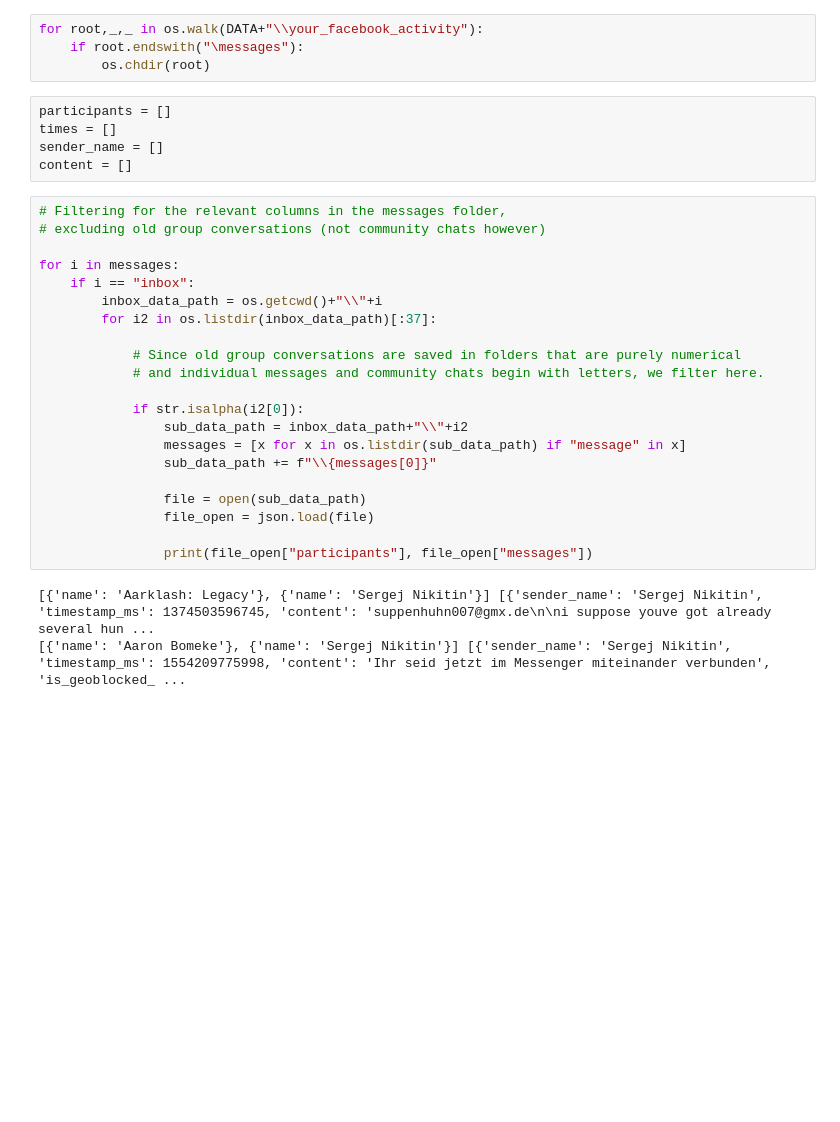
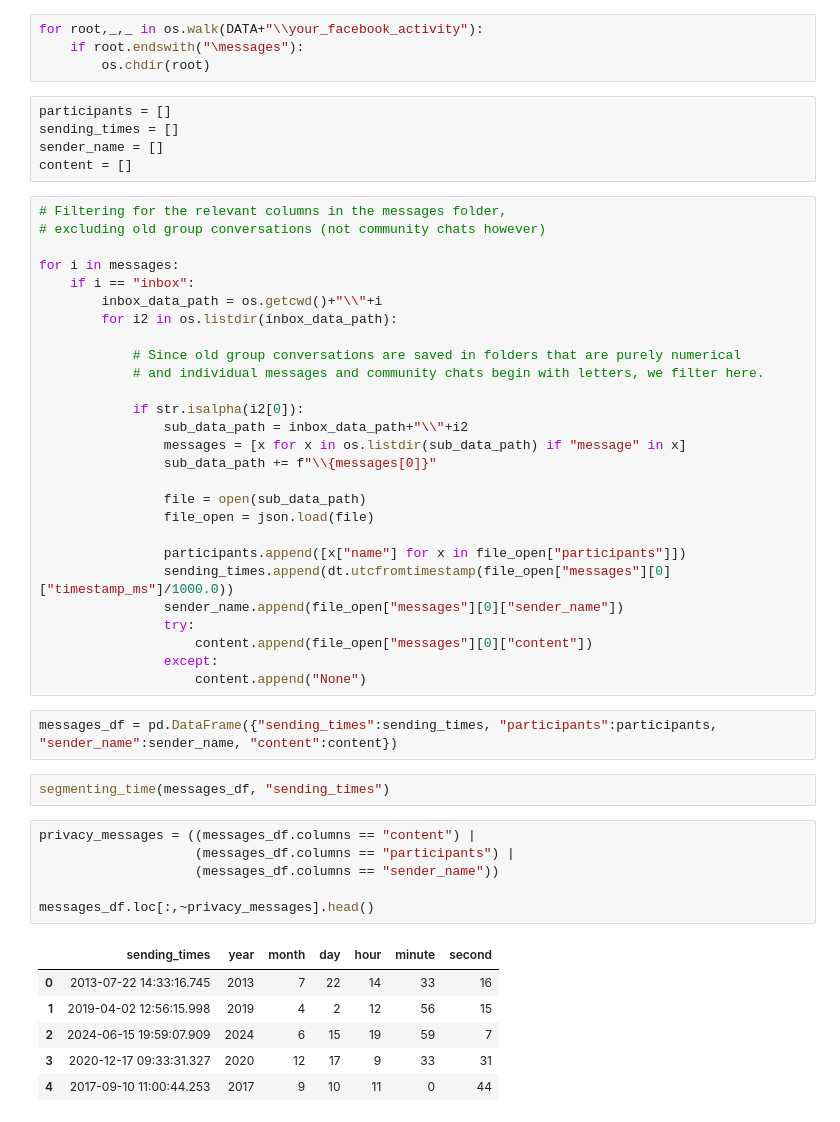
Before and after one commit to Papa-Yaga/Facebook_Projekt, a Jupyter notebook: Facebook.ipynb, the cells around one changed output. Drawn from its saved outputs; the diff is of its cells as text; blank space fills up the shorter version.

```diff
--- a/Facebook.ipynb
+++ b/Facebook.ipynb
@@ -132,7 +143,7 @@ for root,_,_ in os.walk(DATA+"\\your_facebook_activity"):
         os.chdir(root)
 # %%
 participants = []
-times = []
+sending_times = []
 sender_name = []
 content = []
 # %%
@@ -142,7 +153,7 @@ content = []
 for i in messages:
     if i == "inbox":
         inbox_data_path = os.getcwd()+"\\"+i
-        for i2 in os.listdir(inbox_data_path)[:37]:
+        for i2 in os.listdir(inbox_data_path):
 
             # Since old group conversations are saved in folders that are purely numerical
             # and individual messages and community chats begin with letters, we filter here.
@@ -155,7 +166,27 @@ for i in messages:
                 file = open(sub_data_path)
                 file_open = json.load(file)
 
-                print(file_open["participants"], file_open["messages"])
+                participants.append([x["name"] for x in file_open["participants"]])
+                sending_times.append(dt.utcfromtimestamp(file_open["messages"][0]["timestamp_ms"]/1000.0))
+                sender_name.append(file_open["messages"][0]["sender_name"])
+                try:
+                    content.append(file_open["messages"][0]["content"])
+                except:
+                    content.append("None")
-# %% [output]
-[{'name': 'Aarklash: Legacy'}, {'name': 'Sergej Nikitin'}] [{'sender_name': 'Sergej Nikitin', 'timestamp_ms': 1374503596745, 'content': 'suppenhuhn007@gmx.de\n\ni suppose youve got already several hun ...
-[{'name': 'Aaron Bomeke'}, {'name': 'Sergej Nikitin'}] [{'sender_name': 'Sergej Nikitin', 'timestamp_ms': 1554209775998, 'content': 'Ihr seid jetzt im Messenger miteinander verbunden', 'is_geoblocked_ ...
+# %%
+messages_df = pd.DataFrame({"sending_times":sending_times, "participants":participants, "sender_name":sender_name, "content":content})
+# %%
+segmenting_time(messages_df, "sending_times")
+# %%
+privacy_messages = ((messages_df.columns == "content") |
+                    (messages_df.columns == "participants") |
+                    (messages_df.columns == "sender_name"))
+
+messages_df.loc[:,~privacy_messages].head()
+# %% [output]
+|  | sending_times | year | month | day | hour | minute | second |
+| 0 | 2013-07-22 14:33:16.745 | 2013 | 7 | 22 | 14 | 33 | 16 |
+| 1 | 2019-04-02 12:56:15.998 | 2019 | 4 | 2 | 12 | 56 | 15 |
+| 2 | 2024-06-15 19:59:07.909 | 2024 | 6 | 15 | 19 | 59 | 7 |
+| 3 | 2020-12-17 09:33:31.327 | 2020 | 12 | 17 | 9 | 33 | 31 |
+| 4 | 2017-09-10 11:00:44.253 | 2017 | 9 | 10 | 11 | 0 | 44 |
```
Also changed, not shown: parts of 20 cells of this notebook.
